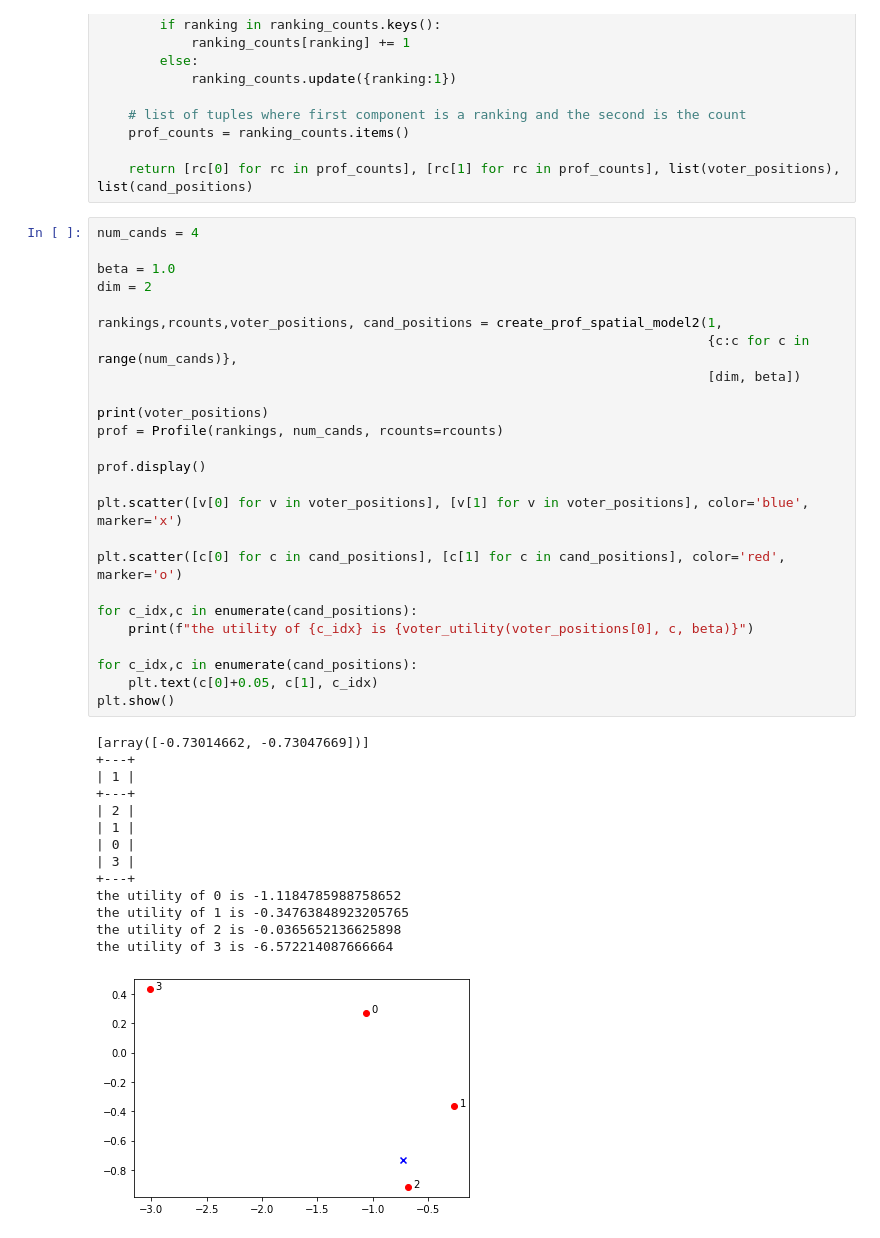
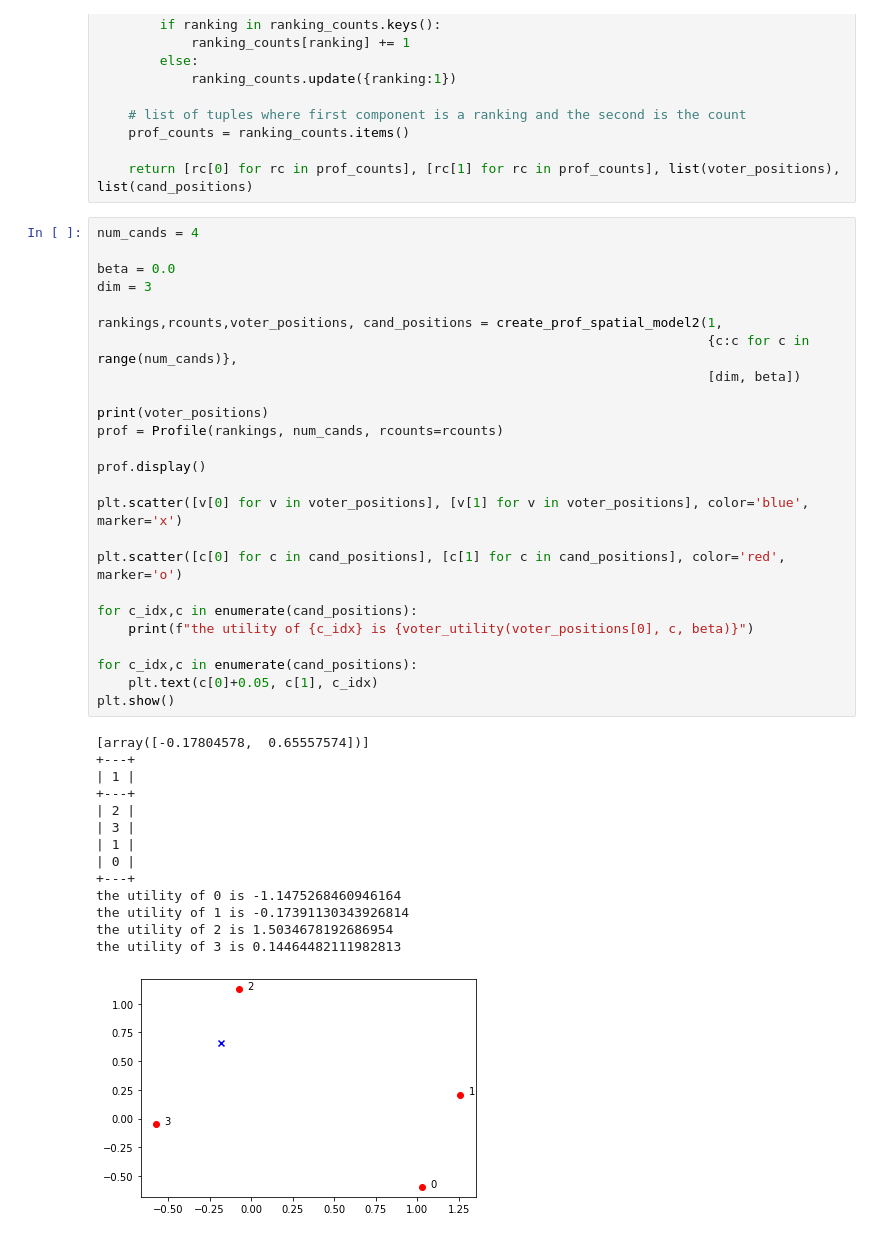
Before and after one commit to epacuit/esslli2021, a Jupyter notebook: GeneratingPreferenceProfiles.ipynb, the cells around one changed output. Cells and saved outputs as stored; diff of their text form.

```diff
--- a/GeneratingPreferenceProfiles.ipynb
+++ b/GeneratingPreferenceProfiles.ipynb
@@ -460,43 +532,43 @@ def create_prof_spatial_model2(num_voters, cmap, params):
 # %%
 num_cands = 4
 
-beta = 1.0
-dim = 2
+beta = 0.0
+dim = 3
 
 rankings,rcounts,voter_positions, cand_positions = create_prof_spatial_model2(1,
                                                                               {c:c for c in range(num_cands)},
                                                                               [dim, beta])
 
 print(voter_positions)
 prof = Profile(rankings, num_cands, rcounts=rcounts)
 
 prof.display()
 
 plt.scatter([v[0] for v in voter_positions], [v[1] for v in voter_positions], color='blue', marker='x')
 
 plt.scatter([c[0] for c in cand_positions], [c[1] for c in cand_positions], color='red', marker='o')
 
 for c_idx,c in enumerate(cand_positions):
     print(f"the utility of {c_idx} is {voter_utility(voter_positions[0], c, beta)}")
 
 for c_idx,c in enumerate(cand_positions):
     plt.text(c[0]+0.05, c[1], c_idx)
 plt.show()
 # %% [output]
-[array([-0.73014662, -0.73047669])]
+[array([-0.17804578,  0.65557574])]
 +---+
 | 1 |
 +---+
 | 2 |
+| 3 |
 | 1 |
 | 0 |
-| 3 |
 +---+
-the utility of 0 is -1.1184785988758652
-the utility of 1 is -0.34763848923205765
-the utility of 2 is -0.0365652136625898
-the utility of 3 is -6.572214087666664
+the utility of 0 is -1.1475268460946164
+the utility of 1 is -0.17391130343926814
+the utility of 2 is 1.5034678192686954
+the utility of 3 is 0.14464482111982813
-[figure, old version]
+[figure, new version]
 # %%
 num_cands = 4
 beta = 1.0
```
Also changed, not shown: parts of 11 cells of this notebook.
